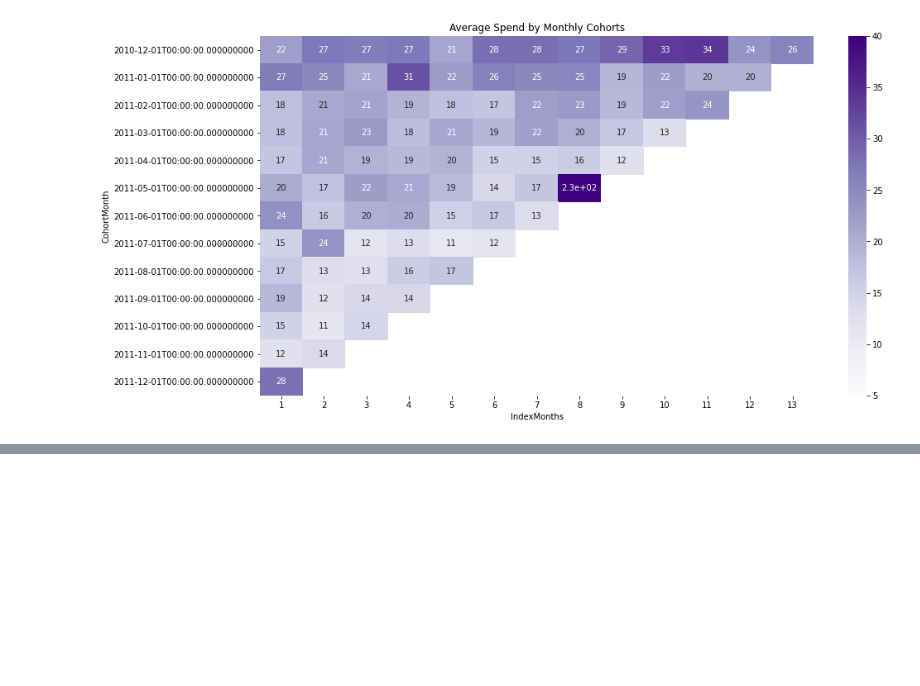
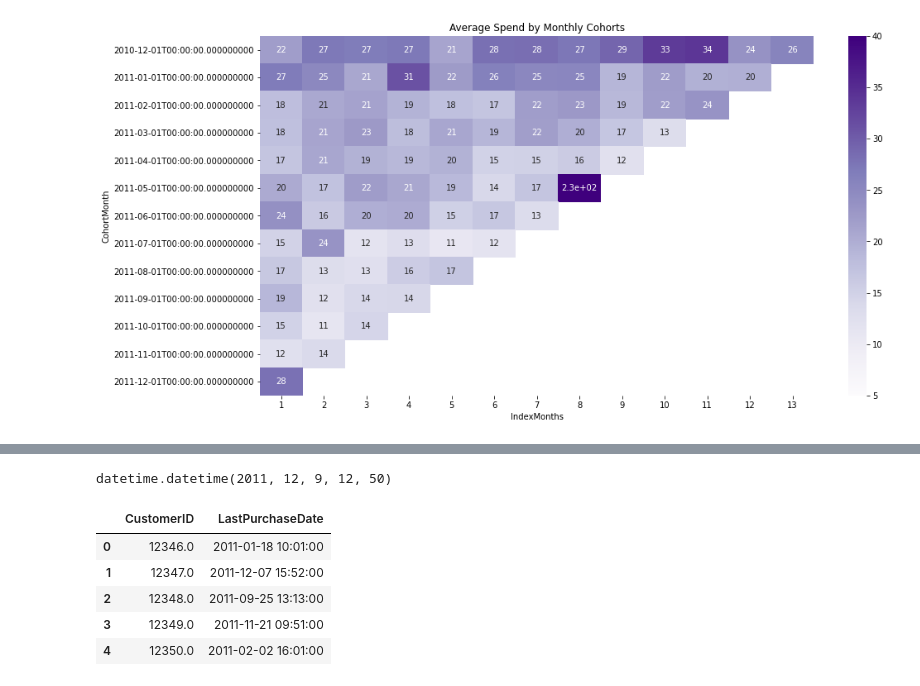
Before and after one commit to ovokpus/Customer-Segmentation, a Jupyter notebook: retail_project.ipynb, the cells around one changed output, grey strips where cells are left out. Saved outputs shown, nothing was run; the diff lists cells and outputs as text; code cells hidden in the pictures; blank space fills up the shorter version.

```diff
--- a/retail_project.ipynb
+++ b/retail_project.ipynb
@@ -503,0 +561,5 @@ plt.show()
+# %%
+now = dt.datetime(2011, 12, 9, 12, 50)
+now
+# %% [output]
+datetime.datetime(2011, 12, 9, 12, 50)
@@ -503,0 +568,11 @@ plt.show()
+# %%
+recency_data = data.df.groupby(by='CustomerID', as_index=False)['InvoiceDate'].max()
+recency_data.columns = ['CustomerID', 'LastPurchaseDate']
+recency_data.head()
+# %% [output]
+|  | CustomerID | LastPurchaseDate |
+| 0 | 12346.0 | 2011-01-18 10:01:00 |
+| 1 | 12347.0 | 2011-12-07 15:52:00 |
+| 2 | 12348.0 | 2011-09-25 13:13:00 |
+| 3 | 12349.0 | 2011-11-21 09:51:00 |
+| 4 | 12350.0 | 2011-02-02 16:01:00 |
```
Also changed, not shown: parts of 19 cells of this notebook.
